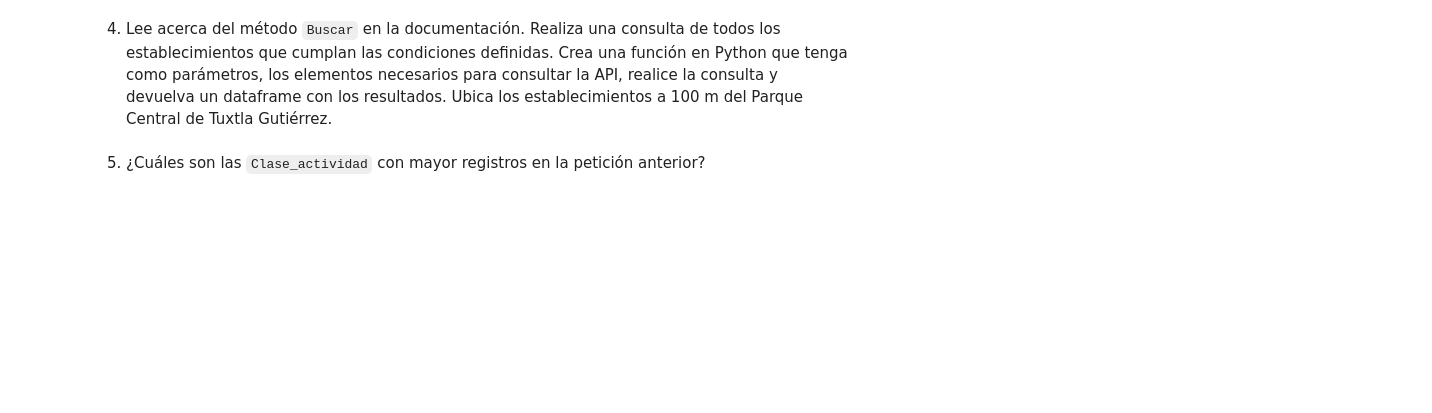
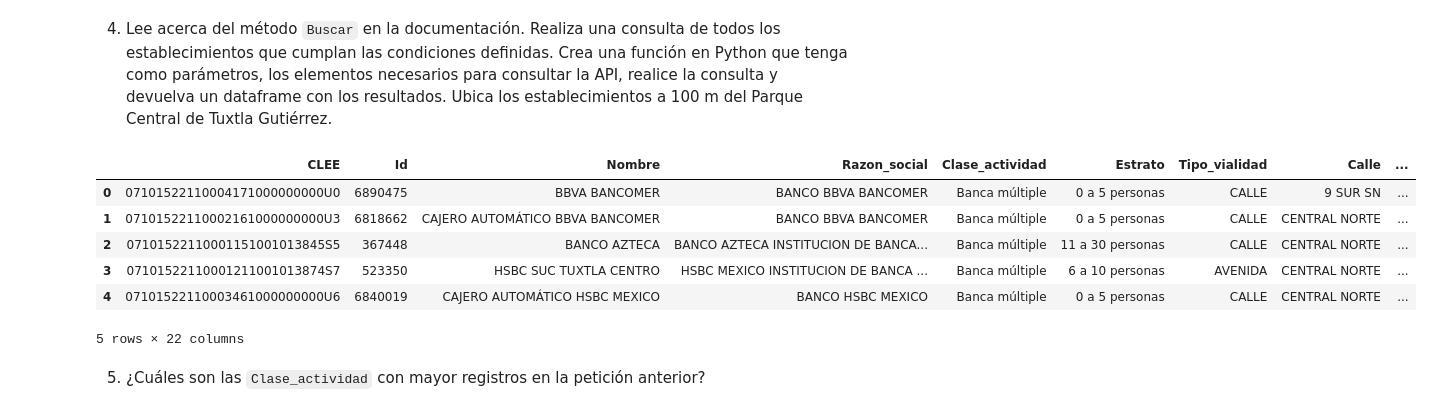
Before and after one commit to eduardoPeniche/Proyecto-Integrador-Fundamentos-Ingenieria-Datos, a Jupyter notebook: notebooks/tareas/WB1.3B API del DENUE.ipynb, the cells around one changed output. Cells and saved outputs as stored; diff of their text form; code cells hidden in the pictures; blank space fills up the shorter version.

Commit message:
Actividad 2

```diff
--- a/notebooks/tareas/WB1.3B API del DENUE.ipynb
+++ b/notebooks/tareas/WB1.3B API del DENUE.ipynb
@@ -97,7 +104,7 @@ data_dataframe.shape
 Ahora tratemos de generalizar la petición
 # %%
 condicion        = "todos"  # Si escribimos "todos" nos deolverá todos los tipos de unidades económicas
-entidad          = 7        #Chiapas es la Entidad 7
+entidad          = "07"        #Chiapas es la Entidad 7
 registro_inicial = 1
 registro_final   = 100000000
 # %%
@@ -139,2 +161,2 @@ def BuscarEntida(condicion, entidad, registro_inicial, registro_final, token):
 # %%
-data_frame = BuscarEntida('todos', 7, 1, 100, token)
+data_frame = BuscarEntida('todos', '07', 1, 100, token)
@@ -147,4 +195,41 @@ data_frame = BuscarEntida('todos', 7, 1, 100, token)
 # %% [markdown]
 4. Lee acerca del método `Buscar` en la documentación. Realiza una consulta de todos los establecimientos que cumplan las condiciones definidas. Crea una función en Python que tenga como parámetros, los elementos necesarios para consultar la API, realice la consulta y devuelva un dataframe con los resultados. Ubica los establecimientos a 100 m del Parque Central de Tuxtla Gutiérrez.
+# %%
+def Buscar(condicion, coordenadas, distancia, token):
+    import requests
+    import pandas as pd
+    import os
+    from dotenv import load_dotenv
+
+    # Cargar variables de entorno desde el archivo .env en la raíz del proyecto
+    load_dotenv()
+    token = os.getenv("DENUE_TOKEN")
+
+    url = f'https://www.inegi.org.mx/app/api/denue/v1/consulta/Buscar/{condicion}/{coordenadas}/{distancia}/{token}'
+
+    try:
+        response = requests.get(url)
+        response.raise_for_status()
+    except requests.exceptions.RequestException as e:
+        print(f"Error al hacer la petición: {e}, {response.text}")
+
+    if response:
+            data_json = response.json()
+            data_frame = pd.DataFrame(data_json)
+            return data_frame
+    else:
+            return None
+# %%
+buscar_dataframe = Buscar('todos', '16.754125395899916, -93.11568123518921', 100, token)
+# %%
+buscar_dataframe.head()
+# %% [output]
+|  | CLEE | Id | Nombre | Razon_social | Clase_actividad | Estrato | Tipo_vialidad | Calle | ... |
+| 0 | 07101522110004171000000000U0 | 6890475 | BBVA BANCOMER | BANCO BBVA BANCOMER | Banca múltiple | 0 a 5 personas | CALLE | 9 SUR SN | ... |
+| 1 | 07101522110002161000000000U3 | 6818662 | CAJERO AUTOMÁTICO BBVA BANCOMER | BANCO BBVA BANCOMER | Banca múltiple | 0 a 5 personas | CALLE | CENTRAL NORTE | ... |
+| 2 | 07101522110001151001013845S5 | 367448 | BANCO AZTECA | BANCO AZTECA INSTITUCION DE BANCA... | Banca múltiple | 11 a 30 personas | CALLE | CENTRAL NORTE | ... |
+| 3 | 07101522110001211001013874S7 | 523350 | HSBC SUC TUXTLA CENTRO | HSBC MEXICO INSTITUCION DE BANCA ... | Banca múltiple | 6 a 10 personas | AVENIDA | CENTRAL NORTE | ... |
+| 4 | 07101522110003461000000000U6 | 6840019 | CAJERO AUTOMÁTICO HSBC MEXICO | BANCO HSBC MEXICO | Banca múltiple | 0 a 5 personas | CALLE | CENTRAL NORTE | ... |
+5 rows × 22 columns
 # %% [markdown]
 5. ¿Cuáles son las `Clase_actividad` con mayor registros en la petición anterior?
```
Also changed, not shown: parts of 15 cells of this notebook, 4 other files.
